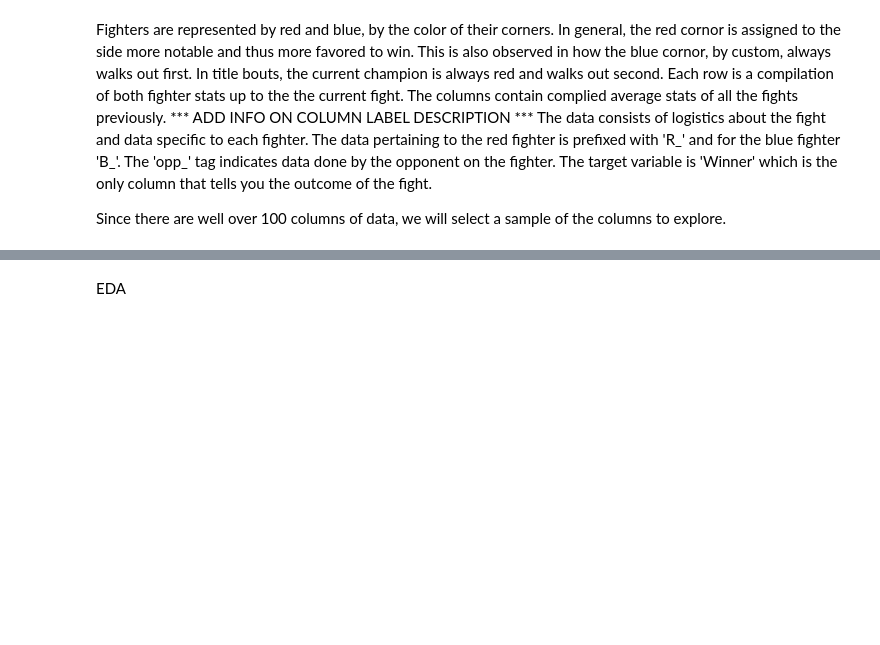
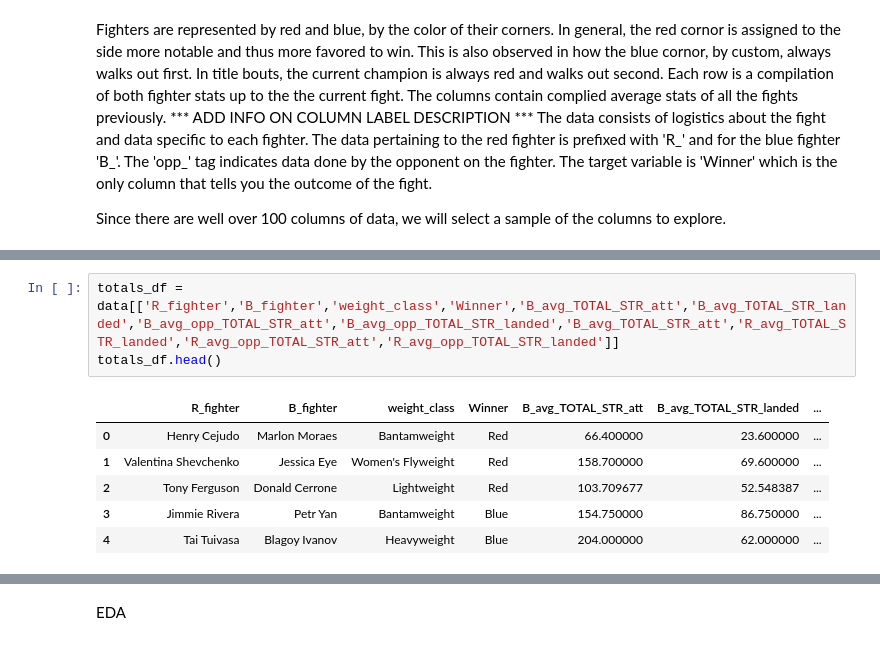
Before and after one commit to skonkalmatt/320_final_tutorial, a Jupyter notebook: fp.ipynb, the cells around one changed output, grey strips where cells are left out. Drawn from its saved outputs; the diff is of its cells as text; blank space fills up the shorter version.

```diff
--- a/fp.ipynb
+++ b/fp.ipynb
@@ -40,0 +79,10 @@ Since there are well over 100 columns of data, we will select a sample of the co
+# %%
+totals_df = data[['R_fighter','B_fighter','weight_class','Winner','B_avg_TOTAL_STR_att','B_avg_TOTAL_STR_landed','B_avg_opp_TOTAL_STR_att','B_avg_opp_TOTAL_STR_landed','B_avg_TOTAL_STR_att','R_avg_TOTAL_STR_landed','R_avg_opp_TOTAL_STR_att','R_avg_opp_TOTAL_STR_landed']]
+totals_df.head()
+# %% [output]
+|  | R_fighter | B_fighter | weight_class | Winner | B_avg_TOTAL_STR_att | B_avg_TOTAL_STR_landed | ... |
+| 0 | Henry Cejudo | Marlon Moraes | Bantamweight | Red | 66.400000 | 23.600000 | ... |
+| 1 | Valentina Shevchenko | Jessica Eye | Women's Flyweight | Red | 158.700000 | 69.600000 | ... |
+| 2 | Tony Ferguson | Donald Cerrone | Lightweight | Red | 103.709677 | 52.548387 | ... |
+| 3 | Jimmie Rivera | Petr Yan | Bantamweight | Blue | 154.750000 | 86.750000 | ... |
+| 4 | Tai Tuivasa | Blagoy Ivanov | Heavyweight | Blue | 204.000000 | 62.000000 | ... |
```
Also changed, not shown: parts of 8 cells of this notebook.
